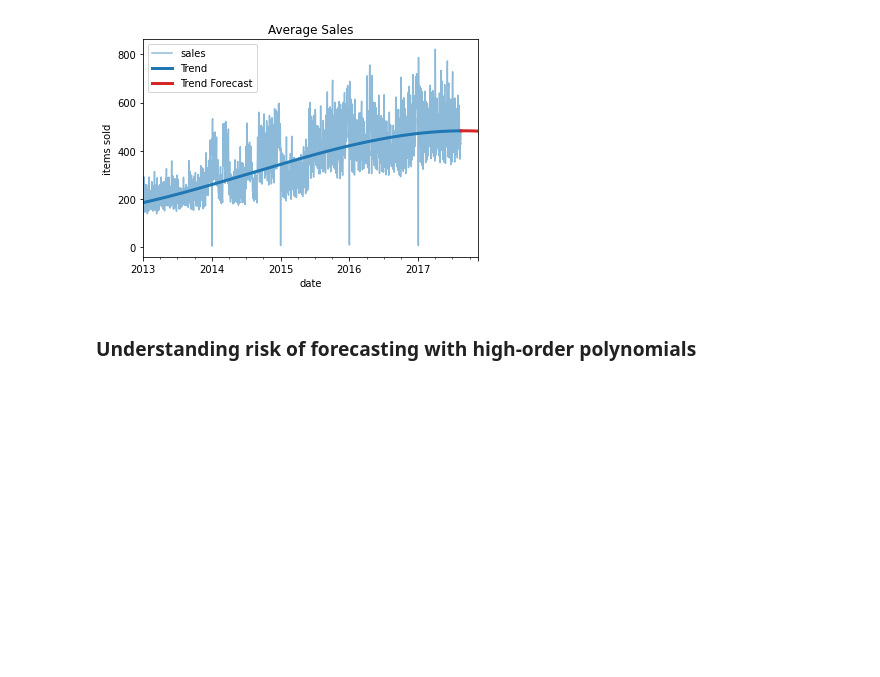
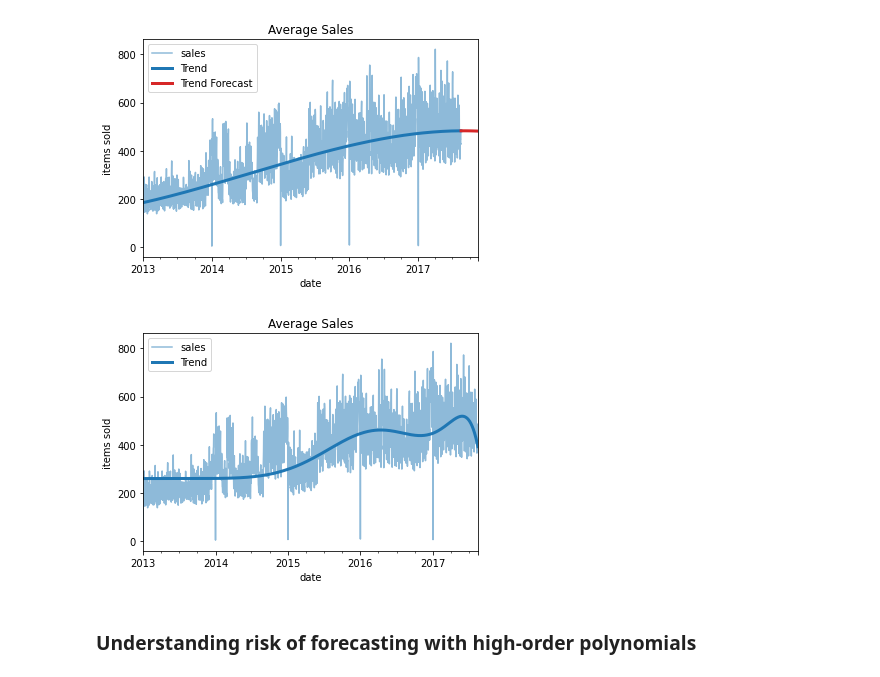
Before and after one commit to treezy254/Time-Series, a Jupyter notebook: Trend.ipynb, the cells around one changed output. Cells and saved outputs as stored; diff of their text form; code cells hidden in the pictures; blank space fills up the shorter version.

```diff
--- a/Trend.ipynb
+++ b/Trend.ipynb
@@ -92,6 +92,22 @@ ax.legend()
 # %% [output]
 <matplotlib.legend.Legend at 0x...>
 [figure]
+# %%
+from statsmodels.tsa.deterministic import DeterministicProcess
+
+dp = DeterministicProcess(index=y.index, order=11)
+X = dp.in_sample()
+
+model = LinearRegression()
+model.fit(X, y)
+
+y_pred = pd.Series(model.predict(X), index=X.index)
+
+ax = y.plot(alpha=0.5, title="Average Sales", ylabel="items sold")
+ax = y_pred.plot(ax=ax, linewidth=3, label="Trend", color='C0')
+ax.legend();
+# %% [output]
+[figure, added]
 # %% [markdown]
 ### Understanding risk of forecasting with high-order polynomials
 # %%
```
Also changed, not shown: parts of 2 cells of this notebook.
